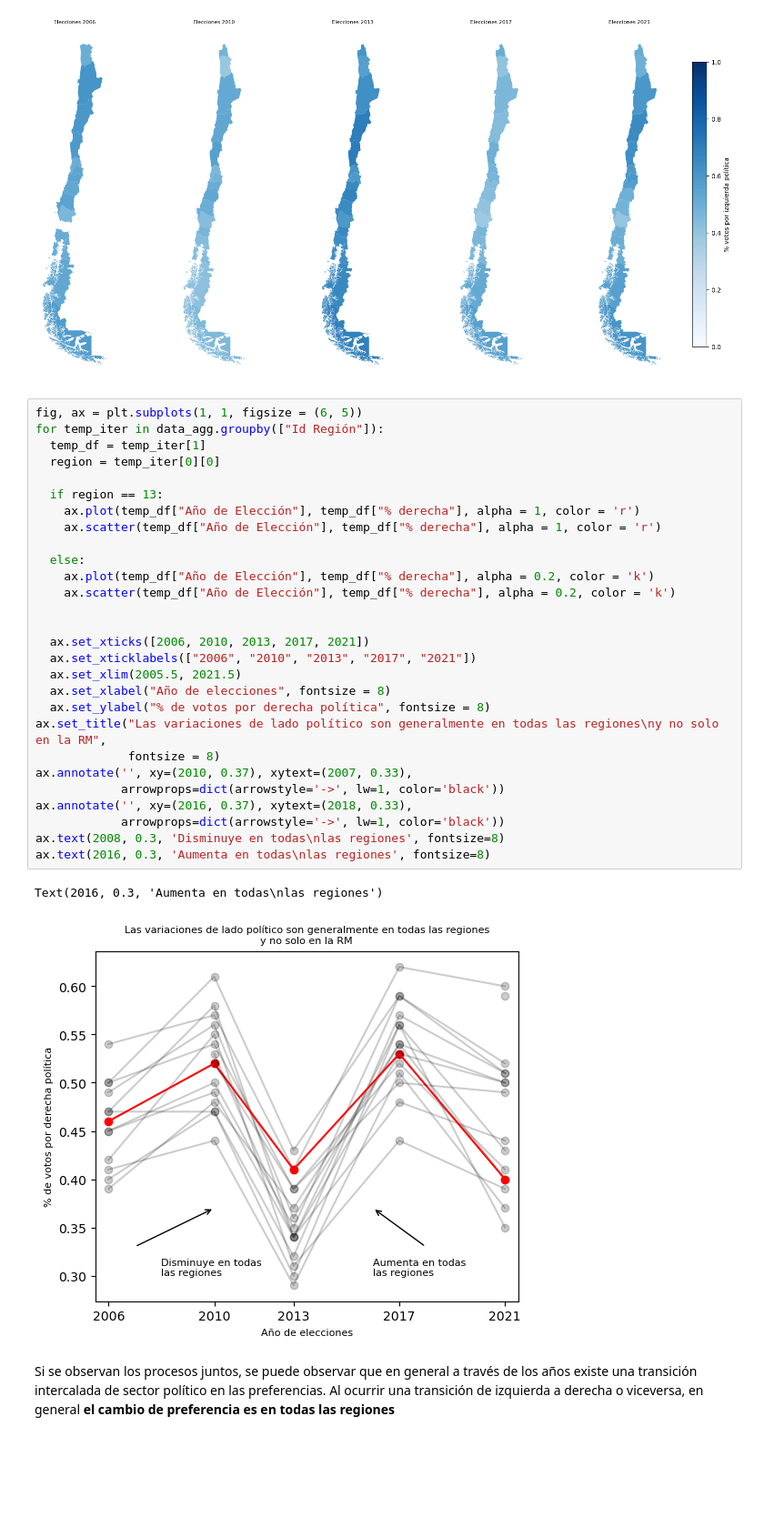
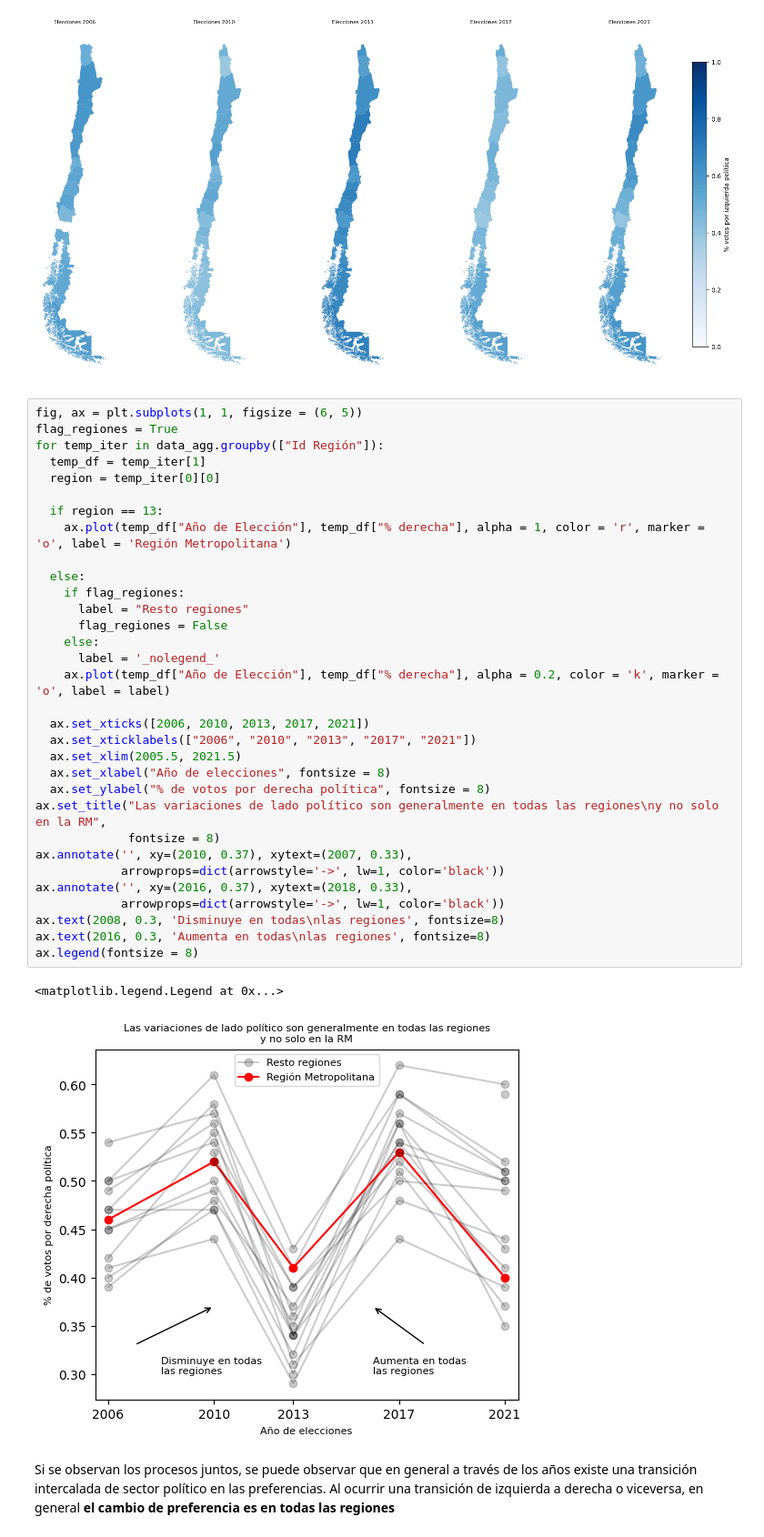
Before and after one commit to DiegoLeonG96/VisInfo_T4, a Jupyter notebook: Ideando_historia.ipynb, the cells around one changed output. Shown: that part at 91% size. Cells and saved outputs as stored; diff of their text form; blank space fills up the shorter version.

Commit message:
Añadiendo legendas

```diff
--- a/Ideando_historia.ipynb
+++ b/Ideando_historia.ipynb
@@ -227,34 +227,38 @@ Text(0.5, 1.0, 'Elecciones 2021')
 [figure]
 # %%
 fig, ax = plt.subplots(1, 1, figsize = (6, 5))
+flag_regiones = True
 for temp_iter in data_agg.groupby(["Id Región"]):
   temp_df = temp_iter[1]
   region = temp_iter[0][0]
 
   if region == 13:
-    ax.plot(temp_df["Año de Elección"], temp_df["% derecha"], alpha = 1, color = 'r')
-    ax.scatter(temp_df["Año de Elección"], temp_df["% derecha"], alpha = 1, color = 'r')
+    ax.plot(temp_df["Año de Elección"], temp_df["% derecha"], alpha = 1, color = 'r', marker = 'o', label = 'Región Metropolitana')
 
   else:
-    ax.plot(temp_df["Año de Elección"], temp_df["% derecha"], alpha = 0.2, color = 'k')
-    ax.scatter(temp_df["Año de Elección"], temp_df["% derecha"], alpha = 0.2, color = 'k')
-
+    if flag_regiones:
+      label = "Resto regiones"
+      flag_regiones = False
+    else:
+      label = '_nolegend_'
+    ax.plot(temp_df["Año de Elección"], temp_df["% derecha"], alpha = 0.2, color = 'k', marker = 'o', label = label)
 
   ax.set_xticks([2006, 2010, 2013, 2017, 2021])
   ax.set_xticklabels(["2006", "2010", "2013", "2017", "2021"])
   ax.set_xlim(2005.5, 2021.5)
   ax.set_xlabel("Año de elecciones", fontsize = 8)
   ax.set_ylabel("% de votos por derecha política", fontsize = 8)
 ax.set_title("Las variaciones de lado político son generalmente en todas las regiones\ny no solo en la RM",
              fontsize = 8)
 ax.annotate('', xy=(2010, 0.37), xytext=(2007, 0.33),
             arrowprops=dict(arrowstyle='->', lw=1, color='black'))
 ax.annotate('', xy=(2016, 0.37), xytext=(2018, 0.33),
             arrowprops=dict(arrowstyle='->', lw=1, color='black'))
 ax.text(2008, 0.3, 'Disminuye en todas\nlas regiones', fontsize=8)
 ax.text(2016, 0.3, 'Aumenta en todas\nlas regiones', fontsize=8)
+ax.legend(fontsize = 8)
 # %% [output]
-Text(2016, 0.3, 'Aumenta en todas\nlas regiones')
+<matplotlib.legend.Legend at 0x...>
-[figure, old version]
+[figure, new version]
 # %% [markdown]
 Si se observan los procesos juntos, se puede observar que en general a través de los años existe una transición intercalada de sector político en las preferencias. Al ocurrir una transición de izquierda a derecha o viceversa, en general **el cambio de preferencia es en todas las regiones**
```
